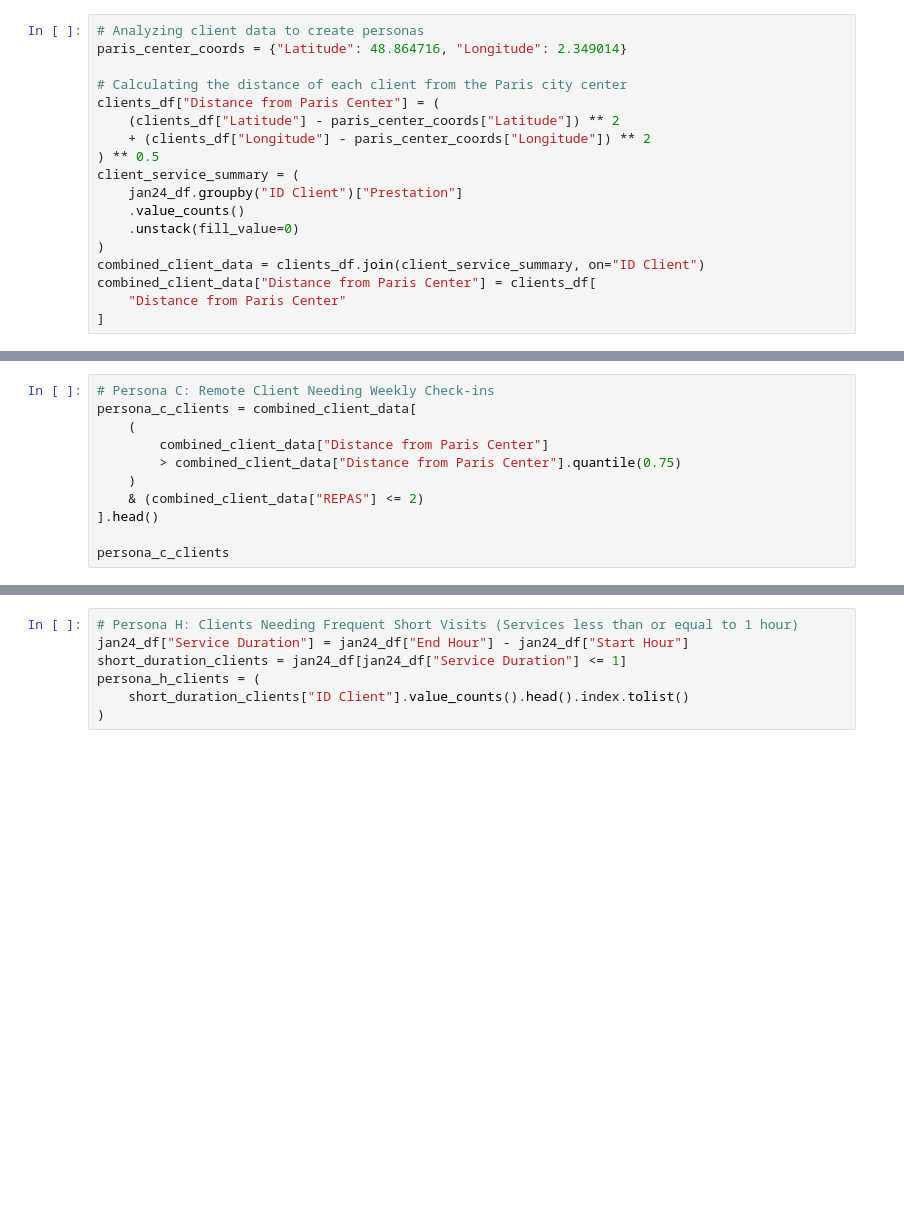
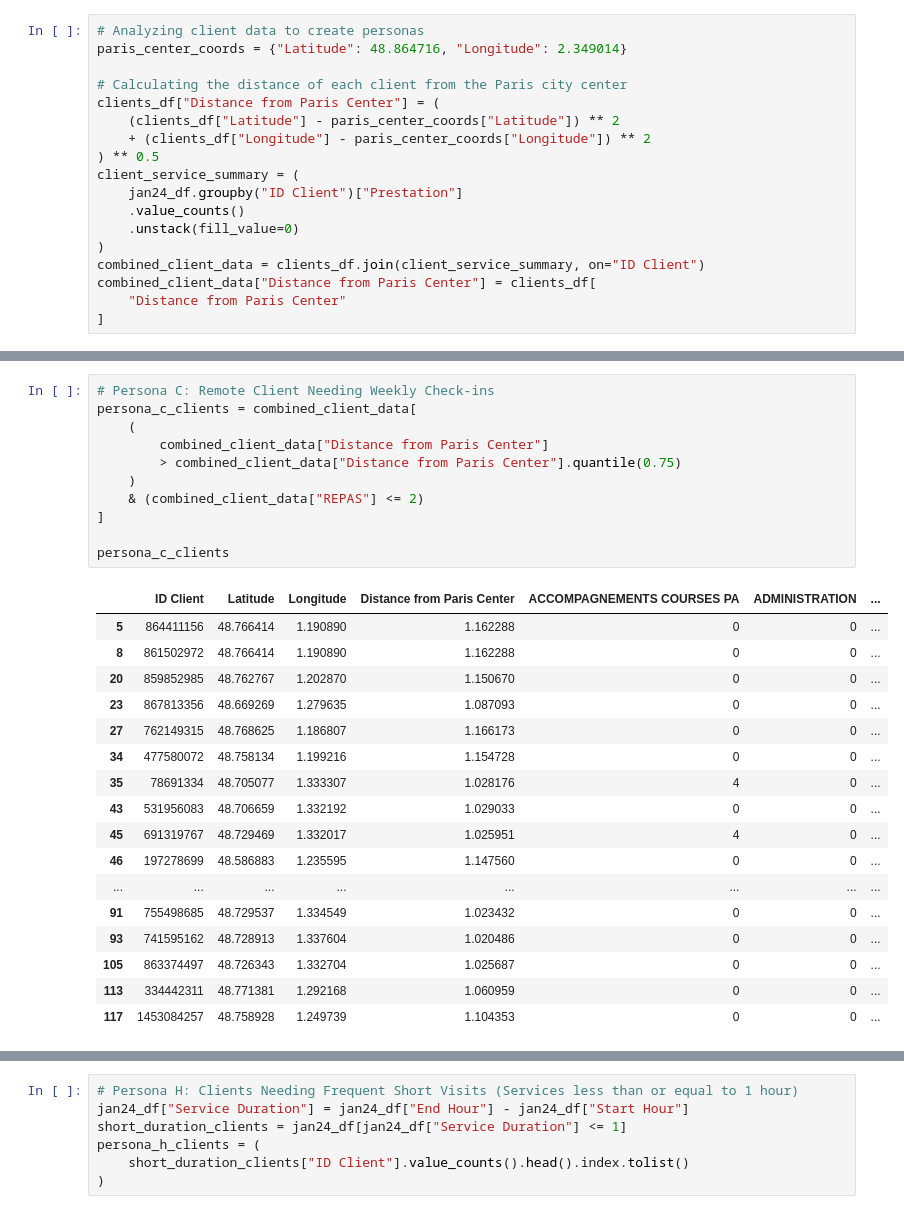
Before and after one commit to stlbnmaria/care-agenda-optimisation, a Jupyter notebook: notebooks/ClientClustering.ipynb, the cells around one changed output, grey strips where cells are left out. Cells and saved outputs as stored; diff of their text form; blank space fills up the shorter version.

```diff
--- a/notebooks/ClientClustering.ipynb
+++ b/notebooks/ClientClustering.ipynb
@@ -161,14 +207,32 @@ persona_b_clients
 # %%
 # Persona C: Remote Client Needing Weekly Check-ins
 persona_c_clients = combined_client_data[
     (
         combined_client_data["Distance from Paris Center"]
         > combined_client_data["Distance from Paris Center"].quantile(0.75)
     )
     & (combined_client_data["REPAS"] <= 2)
-].head()
+]
 
 persona_c_clients
+# %% [output]
+|  | ID Client | Latitude | Longitude | Distance from Paris Center | ACCOMPAGNEMENTS COURSES PA | ADMINISTRATION | ... |
+| 5 | 864411156 | 48.766414 | 1.190890 | 1.162288 | 0 | 0 | ... |
+| 8 | 861502972 | 48.766414 | 1.190890 | 1.162288 | 0 | 0 | ... |
+| 20 | 859852985 | 48.762767 | 1.202870 | 1.150670 | 0 | 0 | ... |
+| 23 | 867813356 | 48.669269 | 1.279635 | 1.087093 | 0 | 0 | ... |
+| 27 | 762149315 | 48.768625 | 1.186807 | 1.166173 | 0 | 0 | ... |
+| 34 | 477580072 | 48.758134 | 1.199216 | 1.154728 | 0 | 0 | ... |
+| 35 | 78691334 | 48.705077 | 1.333307 | 1.028176 | 4 | 0 | ... |
+| 43 | 531956083 | 48.706659 | 1.332192 | 1.029033 | 0 | 0 | ... |
+| 45 | 691319767 | 48.729469 | 1.332017 | 1.025951 | 4 | 0 | ... |
+| 46 | 197278699 | 48.586883 | 1.235595 | 1.147560 | 0 | 0 | ... |
+| ... | ... | ... | ... | ... | ... | ... | ... |
+| 91 | 755498685 | 48.729537 | 1.334549 | 1.023432 | 0 | 0 | ... |
+| 93 | 741595162 | 48.728913 | 1.337604 | 1.020486 | 0 | 0 | ... |
+| 105 | 863374497 | 48.726343 | 1.332704 | 1.025687 | 0 | 0 | ... |
+| 113 | 334442311 | 48.771381 | 1.292168 | 1.060959 | 0 | 0 | ... |
+| 117 | 1453084257 | 48.758928 | 1.249739 | 1.104353 | 0 | 0 | ... |
 # %%
 jan24_df["Start Hour"] = jan24_df["Heure de début"].apply(lambda x: x.hour)
 jan24_df["End Hour"] = jan24_df["Heure de fin"].apply(lambda x: x.hour)
```
Also changed, not shown: parts of 24 cells of this notebook.
